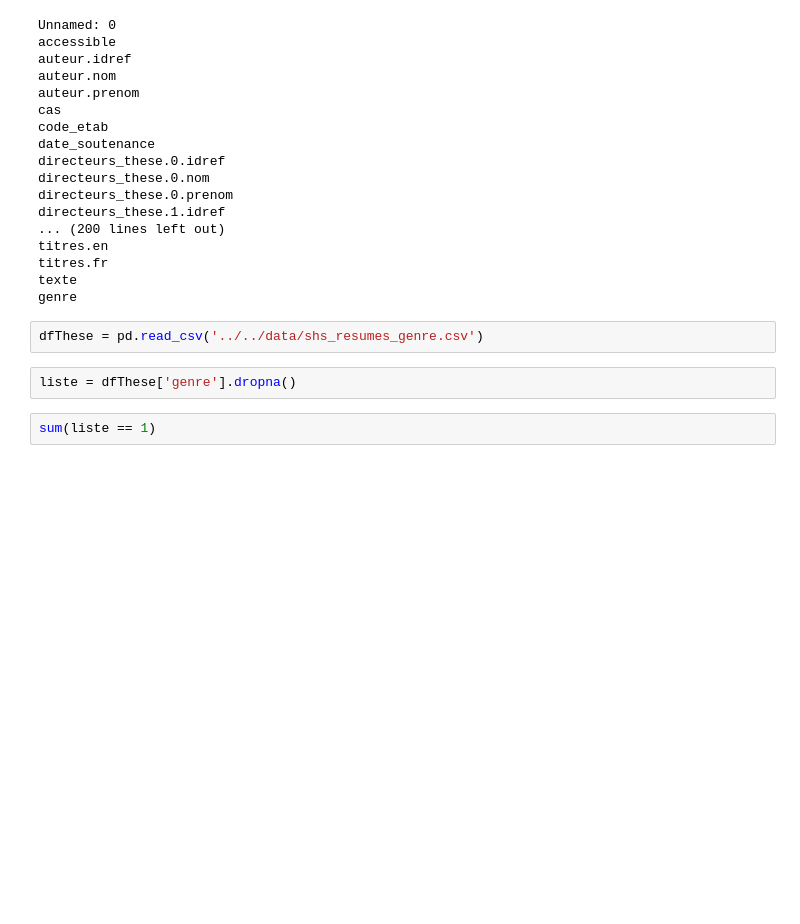
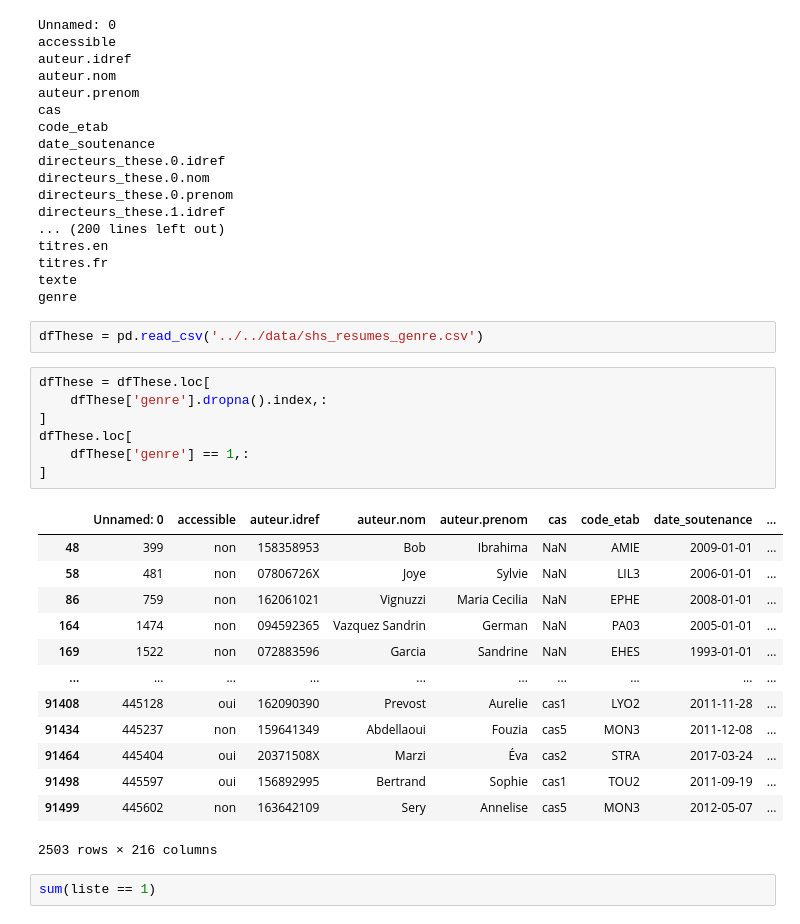
Before and after one commit to AXLMRIN/crest-first, a Jupyter notebook: scripts/notebooks/test.ipynb, the cells around one changed output. Saved outputs shown, nothing was run; the diff lists cells and outputs as text; blank space fills up the shorter version.

```diff
--- a/scripts/notebooks/test.ipynb
+++ b/scripts/notebooks/test.ipynb
@@ -23,8 +23,27 @@ texte
 genre
 # %%
 dfThese = pd.read_csv('../../data/shs_resumes_genre.csv')
-# %%
-liste = dfThese['genre'].dropna()
+# %%
+dfThese = dfThese.loc[
+    dfThese['genre'].dropna().index,:
+]
+dfThese.loc[
+    dfThese['genre'] == 1,:
+]
+# %% [output]
+|  | Unnamed: 0 | accessible | auteur.idref | auteur.nom | auteur.prenom | cas | code_etab | date_soutenance | ... |
+| 48 | 399 | non | 158358953 | Bob | Ibrahima | NaN | AMIE | 2009-01-01 | ... |
+| 58 | 481 | non | 07806726X | Joye | Sylvie | NaN | LIL3 | 2006-01-01 | ... |
+| 86 | 759 | non | 162061021 | Vignuzzi | Maria Cecilia | NaN | EPHE | 2008-01-01 | ... |
+| 164 | 1474 | non | 094592365 | Vazquez Sandrin | German | NaN | PA03 | 2005-01-01 | ... |
+| 169 | 1522 | non | 072883596 | Garcia | Sandrine | NaN | EHES | 1993-01-01 | ... |
+| ... | ... | ... | ... | ... | ... | ... | ... | ... | ... |
+| 91408 | 445128 | oui | 162090390 | Prevost | Aurelie | cas1 | LYO2 | 2011-11-28 | ... |
+| 91434 | 445237 | non | 159641349 | Abdellaoui | Fouzia | cas5 | MON3 | 2011-12-08 | ... |
+| 91464 | 445404 | oui | 20371508X | Marzi | Éva | cas2 | STRA | 2017-03-24 | ... |
+| 91498 | 445597 | oui | 156892995 | Bertrand | Sophie | cas1 | TOU2 | 2011-09-19 | ... |
+| 91499 | 445602 | non | 163642109 | Sery | Annelise | cas5 | MON3 | 2012-05-07 | ... |
+2503 rows × 216 columns
 # %%
 sum(liste == 1)
 # %% [output]
```
Also changed, not shown: parts of 1 cell of this notebook, 4 other files.
